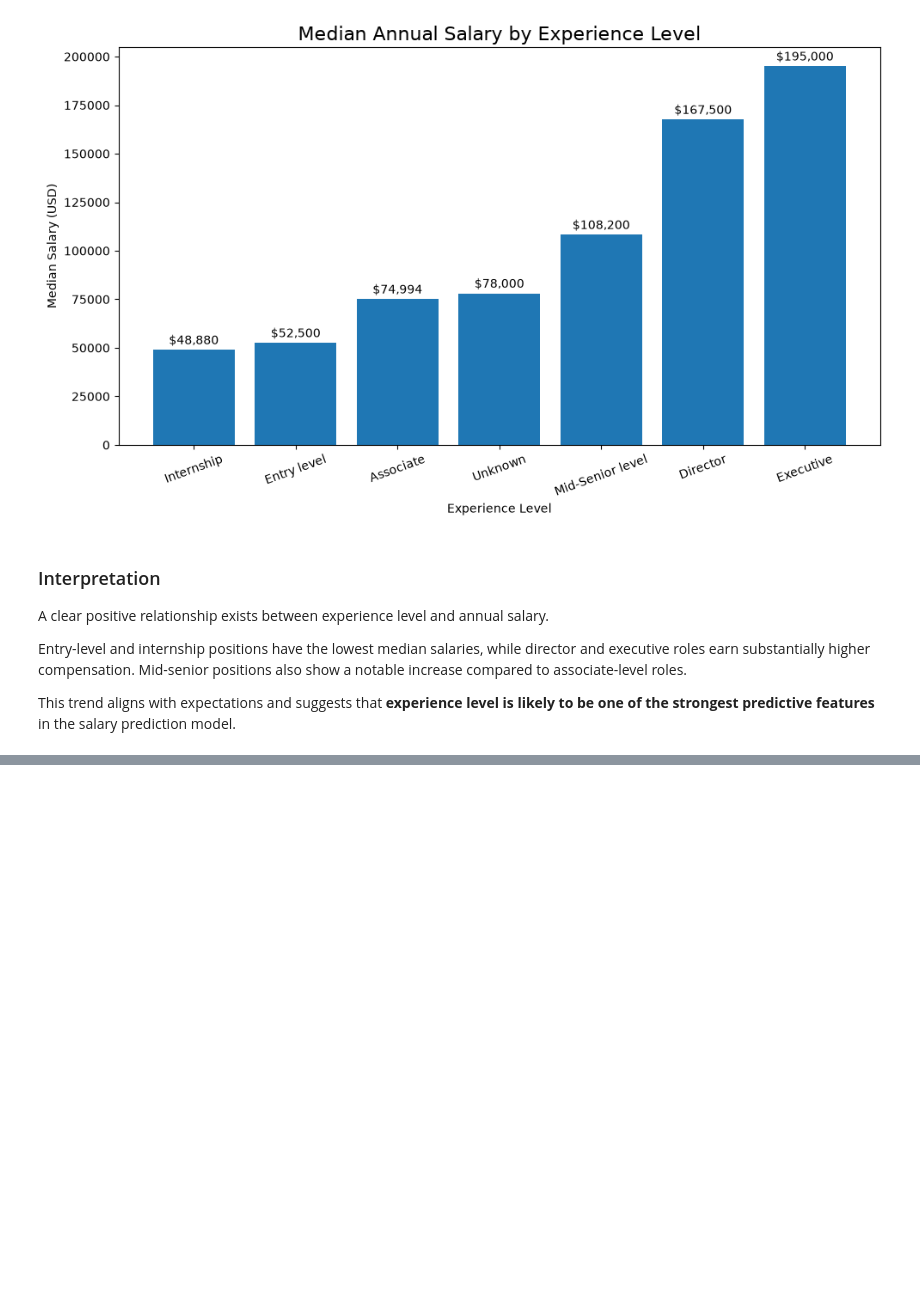
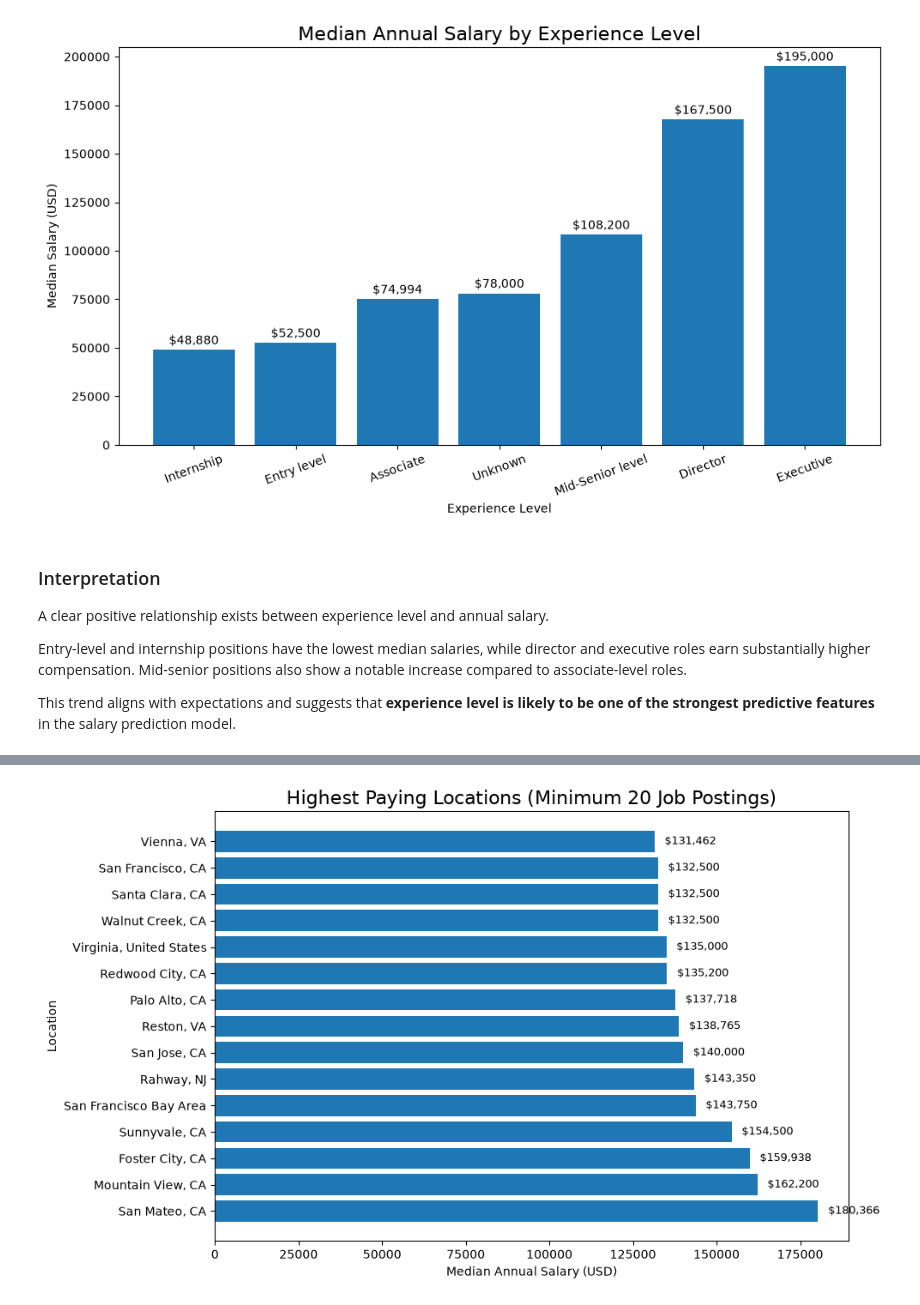
Before and after one commit to lavinma/salary-prediction-ml, a Jupyter notebook: notebooks/02_exploratory_data_analysis.ipynb, the cells around one changed output, grey strips where cells are left out. Cells and saved outputs as stored; diff of their text form; code cells hidden in the pictures; blank space fills up the shorter version.

```diff
--- a/notebooks/02_exploratory_data_analysis.ipynb
+++ b/notebooks/02_exploratory_data_analysis.ipynb
@@ -191,0 +274,16 @@ If experience level shows a strong relationship with compensation, it is likely
+# %%
+location_stats = (
+    df.groupby("location")
+      .agg(
+          median_salary=("normalized_salary", "median"),
+          job_count=("normalized_salary", "count")
+      )
+)
+
+top_locations = (
+    location_stats[location_stats["job_count"] >= 20]
+    .sort_values("median_salary", ascending=False)
+    .head(15)
+)
+
+top_locations
@@ -191,0 +308,26 @@ If experience level shows a strong relationship with compensation, it is likely
+# %%
+plt.figure(figsize=(10, 6))
+
+bars = plt.barh(
+    top_locations.index,
+    top_locations["median_salary"]
+)
+
+plt.title("Highest Paying Locations (Minimum 20 Job Postings)", fontsize=16)
+plt.xlabel("Median Annual Salary (USD)")
+plt.ylabel("Location")
+
+for bar in bars:
+    width = bar.get_width()
+    plt.text(
+        width + 3000,
+        bar.get_y() + bar.get_height()/2,
+        f"${width:,.0f}",
+        va="center",
+        fontsize=9
+    )
+
+plt.tight_layout()
+plt.show()
+# %% [output]
+[figure, added]
```
Also changed, not shown: parts of 16 cells of this notebook.
